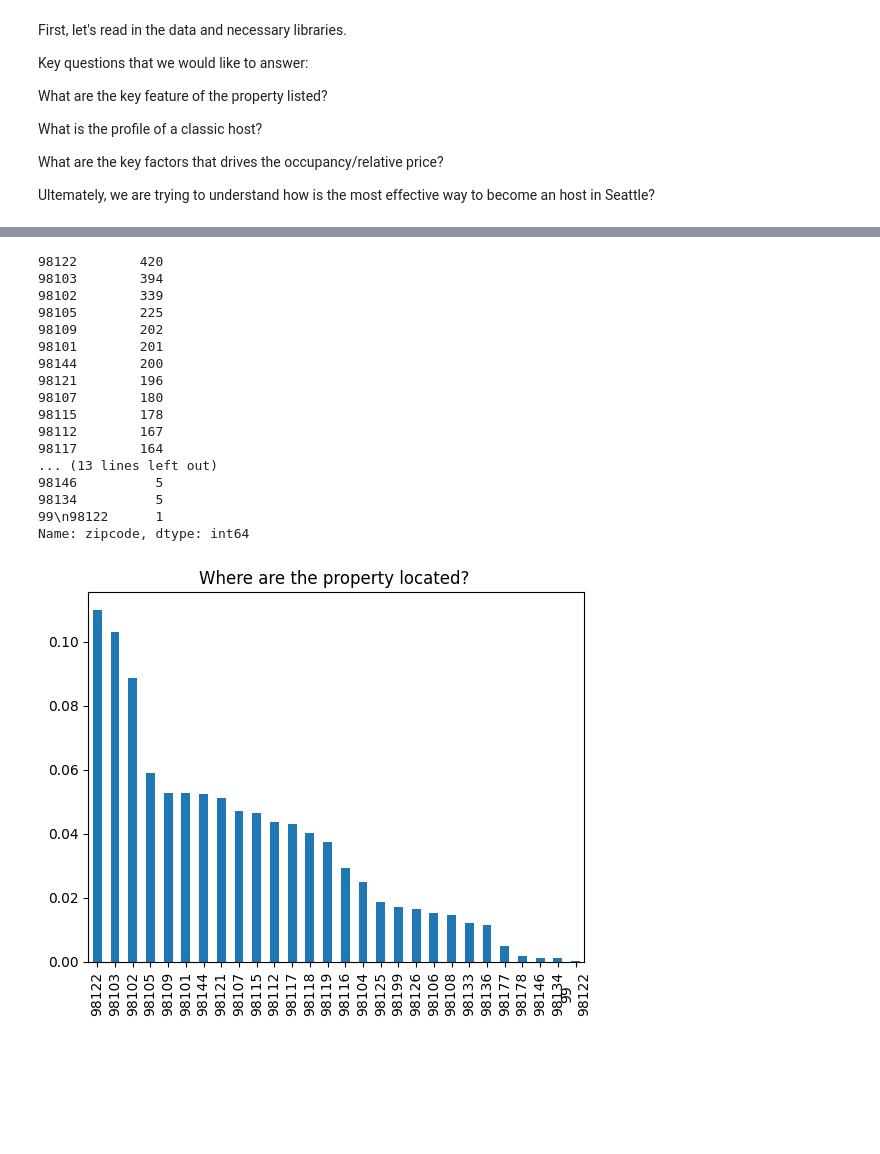
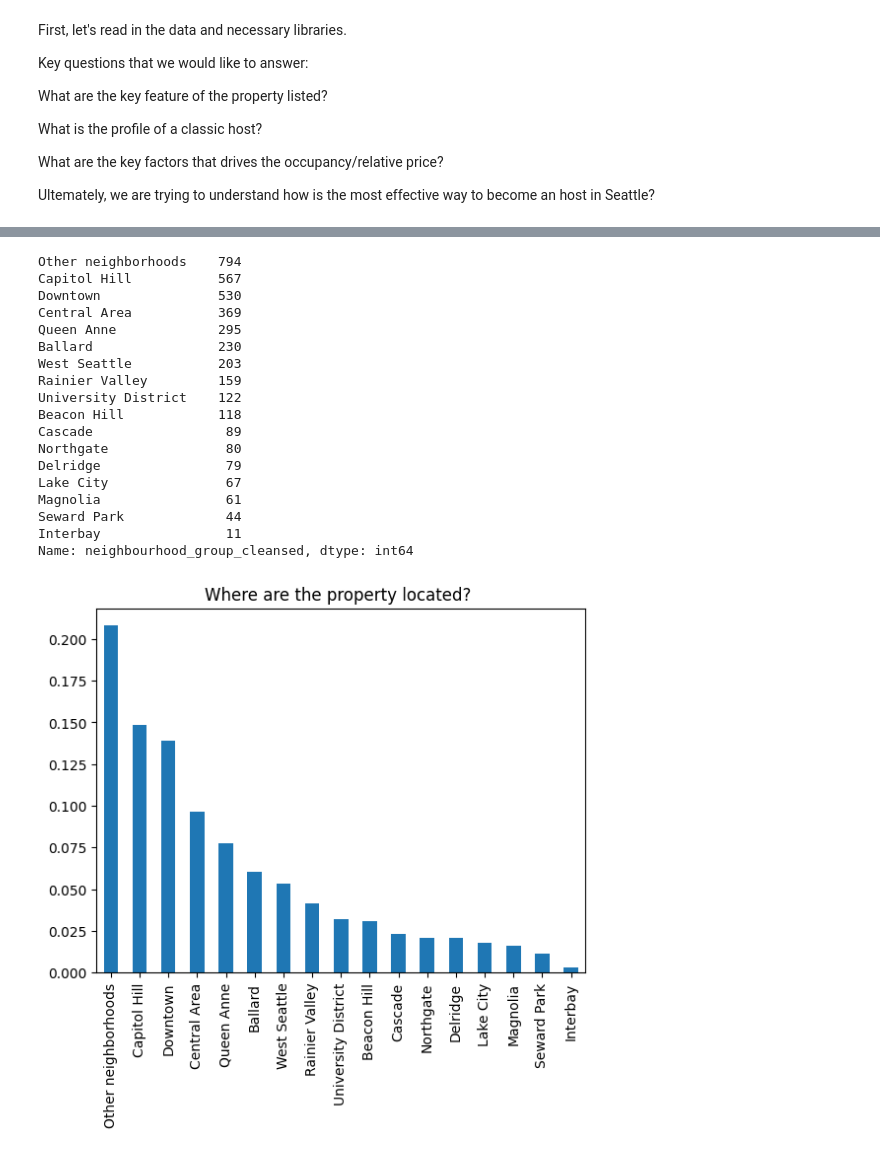
Before and after one commit to aeusepi/Project, a Jupyter notebook: Airbnb.ipynb, the cells around one changed output, grey strips where cells are left out. Drawn from its saved outputs; the diff is of its cells as text; code cells hidden in the pictures; blank space fills up the shorter version.

```diff
--- a/Airbnb.ipynb
+++ b/Airbnb.ipynb
@@ -55,28 +146,36 @@ Name: property_type, dtype: int64
 # %%
-status_vals = df.zipcode.value_counts()#Provide a pandas series of the counts for each Professional status
+cols = ['street', 'city', 'state',
+       'zipcode', 'market', 'smart_location', 'country_code', 'country', 'latitude', 'longitude',
+       'is_location_exact', 'jurisdiction_names']
+
+# different level of specification
+borough = ['neighbourhood', 'neighbourhood_cleansed', 'neighbourhood_group_cleansed']
+
+status_vals = df.neighbourhood_group_cleansed.value_counts()#Provide a pandas series of the counts for each Professional status
 print(status_vals)
 # The below should be a bar chart of the proportion of individuals in each professional category if your status_vals
 # is set up correctly.
 
 (status_vals/df.shape[0]).plot(kind="bar");
 plt.title("Where are the property located? ");
 # %% [output]
-98122        420
-98103        394
-98102        339
-98105        225
-98109        202
-98101        201
-98144        200
-98121        196
-98107        180
-98115        178
-98112        167
-98117        164
-... (13 lines left out)
-98146          5
-98134          5
-99\n98122      1
-Name: zipcode, dtype: int64
+Other neighborhoods    794
+Capitol Hill           567
+Downtown               530
+Central Area           369
+Queen Anne             295
+Ballard                230
+West Seattle           203
+Rainier Valley         159
+University District    122
+Beacon Hill            118
+Cascade                 89
+Northgate               80
+Delridge                79
+Lake City               67
+Magnolia                61
+Seward Park             44
+Interbay                11
+Name: neighbourhood_group_cleansed, dtype: int64
-[figure, old version]
+[figure, new version]
 # %%
```
Also changed, not shown: parts of 13 cells of this notebook.
